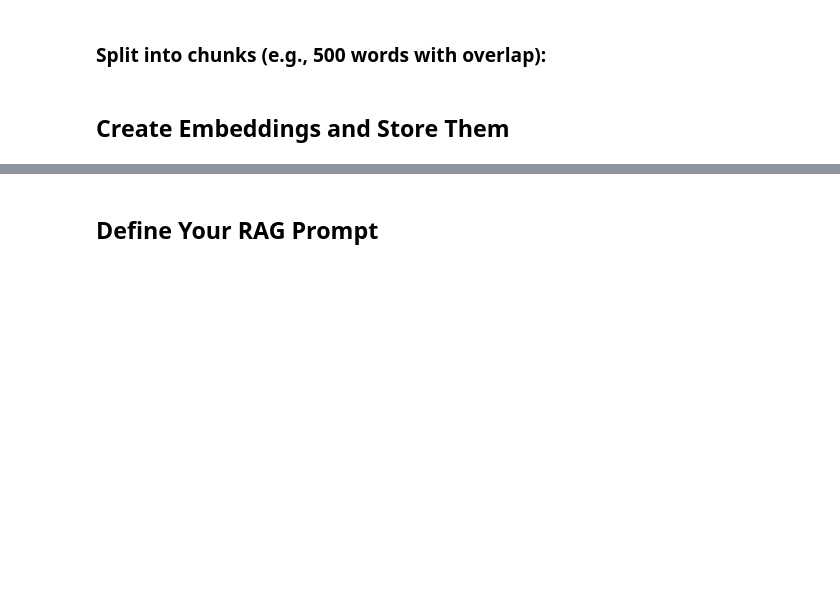
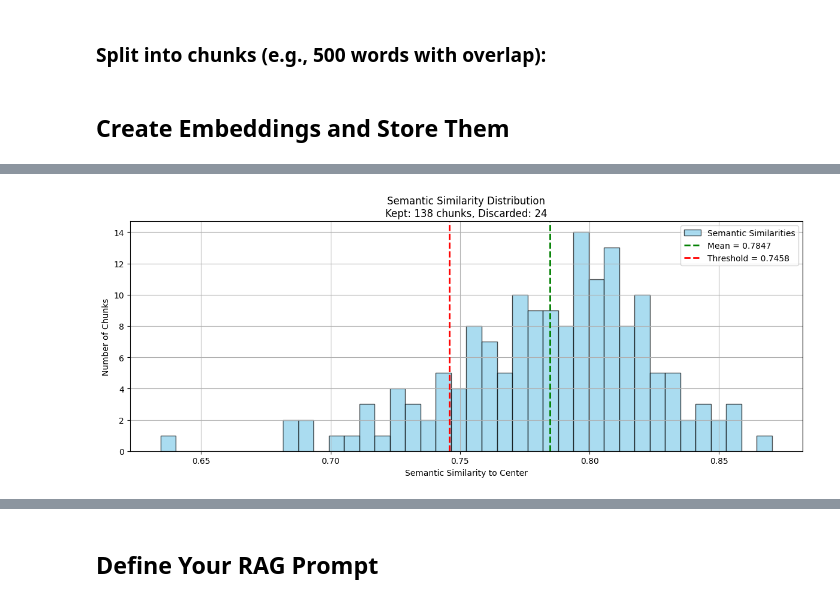
Before and after one commit to Consuk/Edutor, a Jupyter notebook: Edutor.ipynb, the cells around one changed output, grey strips where cells are left out. Cells and saved outputs as stored; diff of their text form; code cells hidden in the pictures; blank space fills up the shorter version.

```diff
--- a/Edutor.ipynb
+++ b/Edutor.ipynb
@@ -67,0 +534,3 @@ tfidf_matrix = vectorizer.fit_transform(texts)
+# %%
+docs = splitter.create_documents([full_text])
+docs = clean_and_sequence_docs(docs)
@@ -67,0 +643,27 @@ tfidf_matrix = vectorizer.fit_transform(texts)
+# %%
+import numpy as np
+import matplotlib.pyplot as plt
+from sklearn.decomposition import PCA
+from sklearn.cluster import KMeans
+from sklearn.feature_extraction.text import TfidfVectorizer
+
+# Plot
+plt.figure(figsize=(12, 5))
+plt.hist(semantic_sims, bins=40, color='skyblue', edgecolor='black', alpha=0.7, label="Semantic Similarities")
+
+# Mark threshold
+plt.axvline(mean_sem, color='green', linestyle='--', linewidth=2, label=f"Mean = {mean_sem:.4f}")
+plt.axvline(semantic_threshold, color='red', linestyle='--', linewidth=2, label=f"Threshold = {semantic_threshold:.4f}")
+
+# Annotate counts
+kept = np.sum(valid_mask)
+discarded = len(semantic_sims) - kept
+plt.title(f"Semantic Similarity Distribution\nKept: {kept} chunks, Discarded: {discarded}")
+plt.xlabel("Semantic Similarity to Center")
+plt.ylabel("Number of Chunks")
+plt.legend()
+plt.grid(True)
+plt.tight_layout()
+plt.show()
+# %% [output]
+[figure, added]
```
Also changed, not shown: parts of 38 cells of this notebook, 7 other files.
